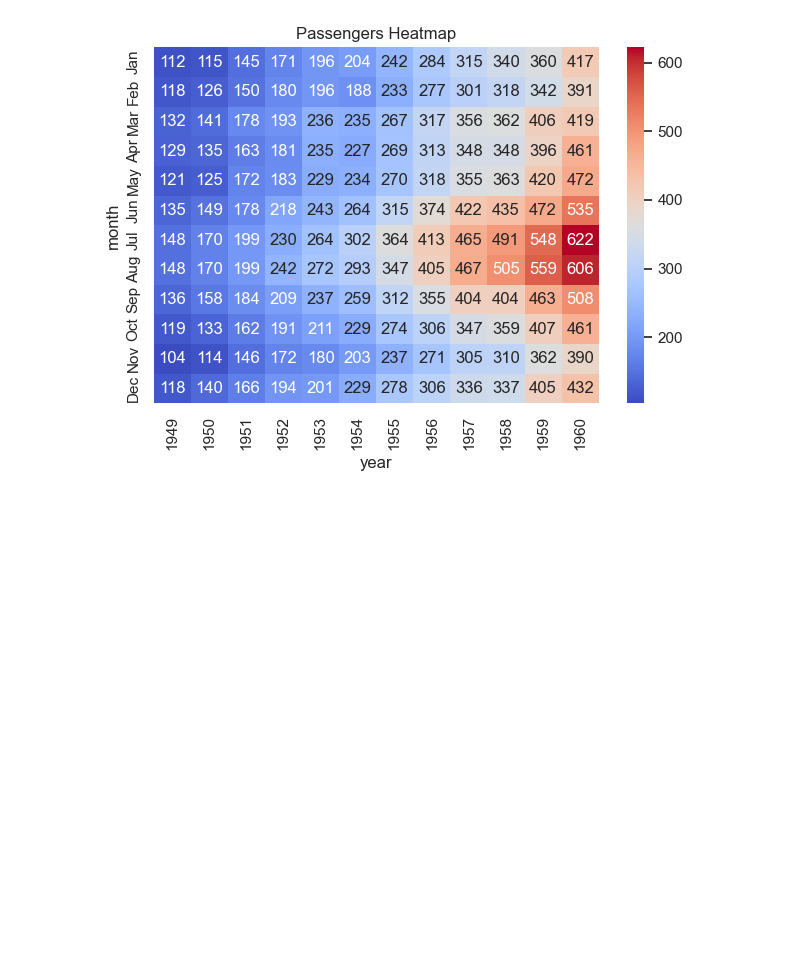
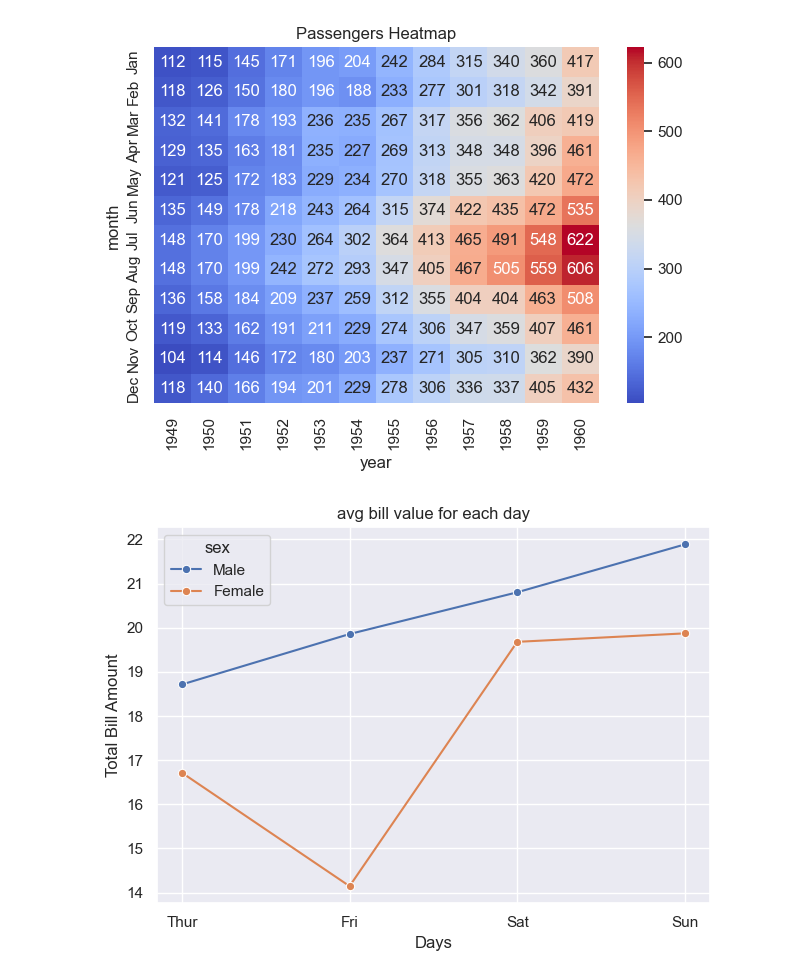
Before and after one commit to Mayurwagh98/jupyter-lab, a Jupyter notebook: seaborn/seaborn.ipynb, the cells around one changed output. Saved outputs shown, nothing was run; the diff lists cells and outputs as text; code cells hidden in the pictures; blank space fills up the shorter version.

```diff
--- a/seaborn/seaborn.ipynb
+++ b/seaborn/seaborn.ipynb
@@ -111,18 +111,21 @@ plt.tight_layout()
 # %%
 # sub plots
 fig, ax = plt.subplots()
 
 sns.lineplot(
     data=tips,
     x="day",
     y="total_bill",
     hue="sex",
     marker="o",
-    ax=ax
+    ax=ax,
+    errorbar=None
 )
 
 ax.set_title("avg bill value for each day")
 ax.set_xlabel("Days")
 ax.set_ylabel("Total Bill Amount")
 
-fig.tight
+fig.tight_layout()
+# %% [output]
+[figure, added]
```
Also changed, not shown: 2 other files.
